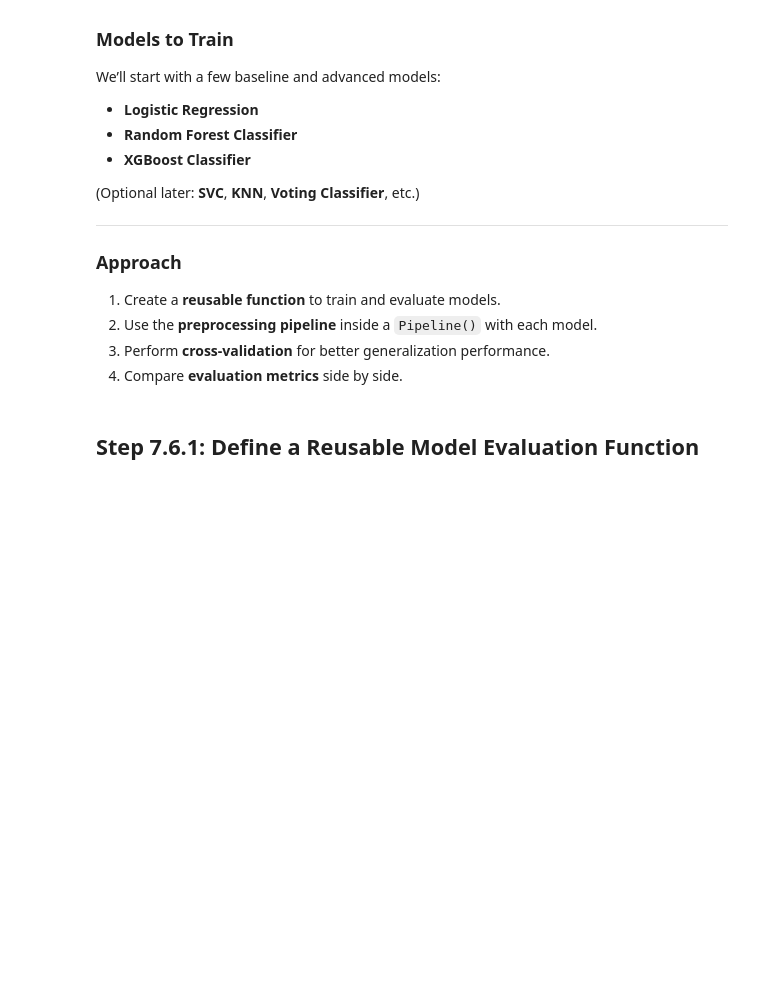
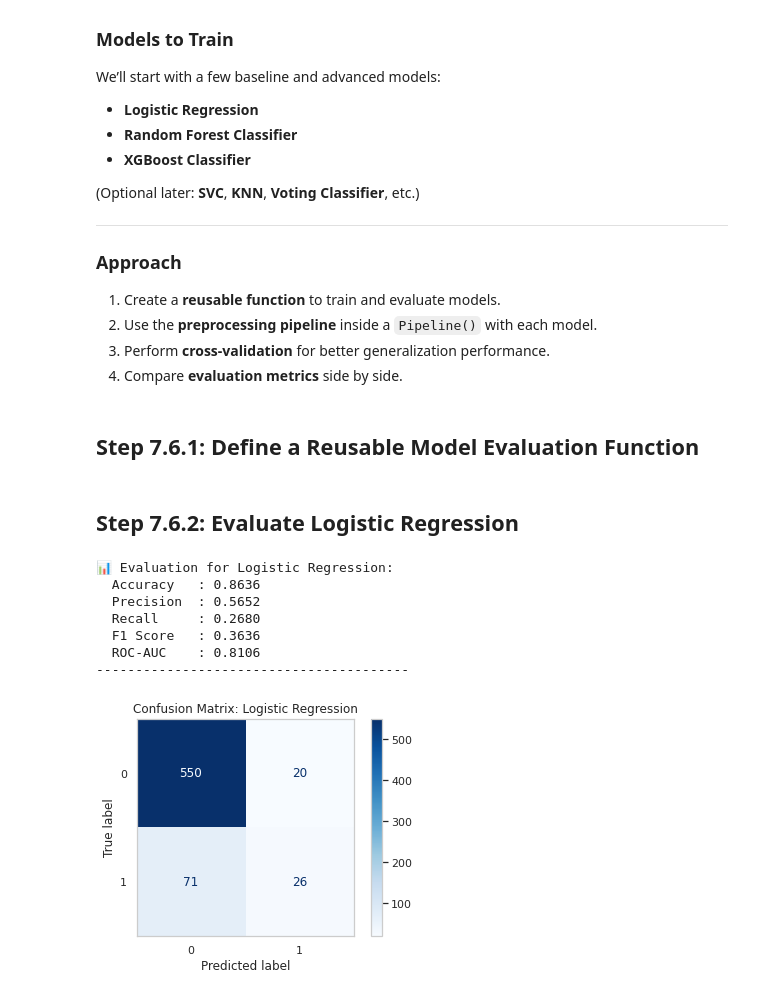
Before and after one commit to OndiekiFrank/ChurnSage-Customer-Retention-Intelligence, a Jupyter notebook: notebooks/ChurnSage_Customer_Retention_Model.ipynb, the cells around one changed output. Saved outputs shown, nothing was run; the diff lists cells and outputs as text; code cells hidden in the pictures; blank space fills up the shorter version.

```diff
--- a/notebooks/ChurnSage_Customer_Retention_Model.ipynb
+++ b/notebooks/ChurnSage_Customer_Retention_Model.ipynb
@@ -1271,17 +1271,17 @@ from sklearn.preprocessing import StandardScaler, OneHotEncoder
 numerical_cols = X.select_dtypes(include=['int64', 'float64']).columns.tolist()
 categorical_cols = X.select_dtypes(include=['object', 'bool']).columns.tolist()
 
-#  Preprocessing for numerical data: StandardScaler
+# Preprocessing for numerical data: StandardScaler
 numeric_transformer = Pipeline(steps=[
     ('scaler', StandardScaler())
 ])
 
-# Preprocessing for categorical data: OneHotEncoder
+# Preprocessing for categorical data: OneHotEncoder (updated)
 categorical_transformer = Pipeline(steps=[
-    ('onehot', OneHotEncoder(handle_unknown='ignore', sparse=False))
+    ('onehot', OneHotEncoder(handle_unknown='ignore', sparse_output=False))
 ])
 
-#  Combine preprocessing steps
+# Combine preprocessing steps using ColumnTransformer
 preprocessor = ColumnTransformer(transformers=[
     ('num', numeric_transformer, numerical_cols),
     ('cat', categorical_transformer, categorical_cols)
@@ -1451,8 +1451,12 @@ We’ll start with a few baseline and advanced models:
 ## Step 7.6.1: Define a Reusable Model Evaluation Function
 # %%
 from sklearn.pipeline import Pipeline
-from sklearn.metrics import accuracy_score, precision_score, recall_score, f1_score, roc_auc_score
+from sklearn.metrics import (
+    accuracy_score, precision_score, recall_score,
+    f1_score, roc_auc_score, confusion_matrix, ConfusionMatrixDisplay
+)
 from sklearn.model_selection import cross_val_score
+import matplotlib.pyplot as plt
 
 # Dictionary to store evaluation results
 model_results = {}
@@ -1496,3 +1500,24 @@ def evaluate_model(name, model):
     if y_proba is not None:
         print(f"  ROC-AUC    : {roc_auc:.4f}")
     print("-" * 40)
+
+    # Plot confusion matrix
+    cm = confusion_matrix(y_test, y_pred)
+    disp = ConfusionMatrixDisplay(confusion_matrix=cm)
+    disp.plot(cmap="Blues")
+    plt.title(f"Confusion Matrix: {name}")
+    plt.grid(False)
+    plt.show()
+# %% [markdown]
+## Step 7.6.2: Evaluate Logistic Regression
+# %%
+evaluate_model("Logistic Regression", log_reg)
+# %% [output]
+📊 Evaluation for Logistic Regression:
+  Accuracy   : 0.8636
+  Precision  : 0.5652
+  Recall     : 0.2680
+  F1 Score   : 0.3636
+  ROC-AUC    : 0.8106
+----------------------------------------
+[figure, added]
```
Also changed, not shown: parts of 1 cell of this notebook.
